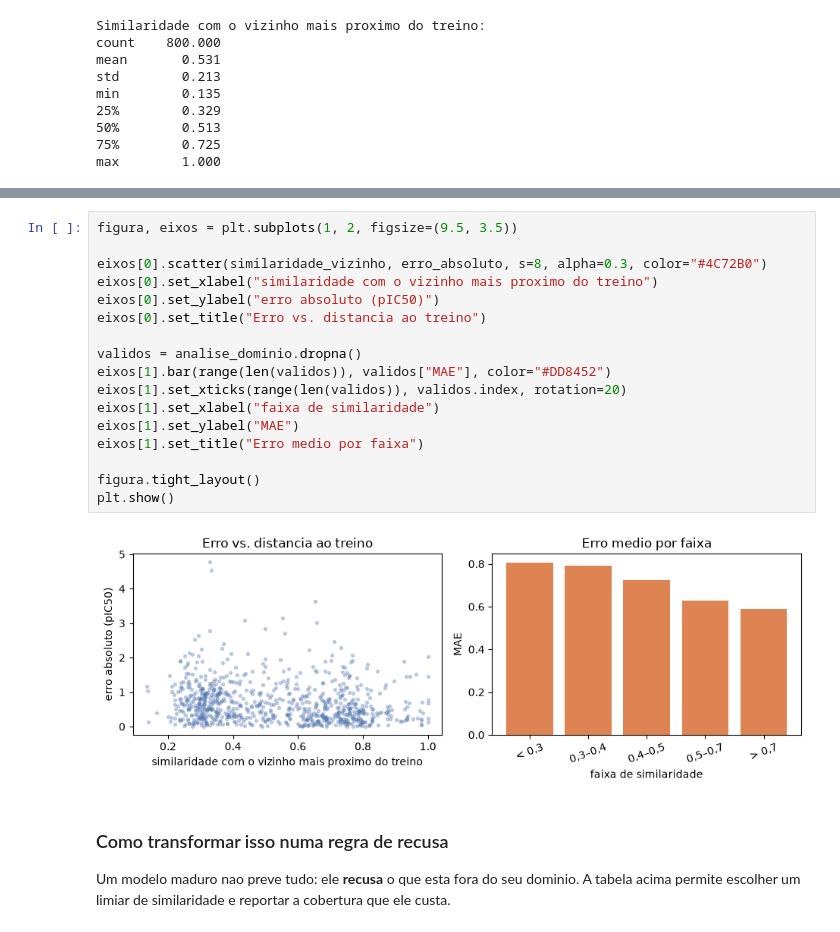
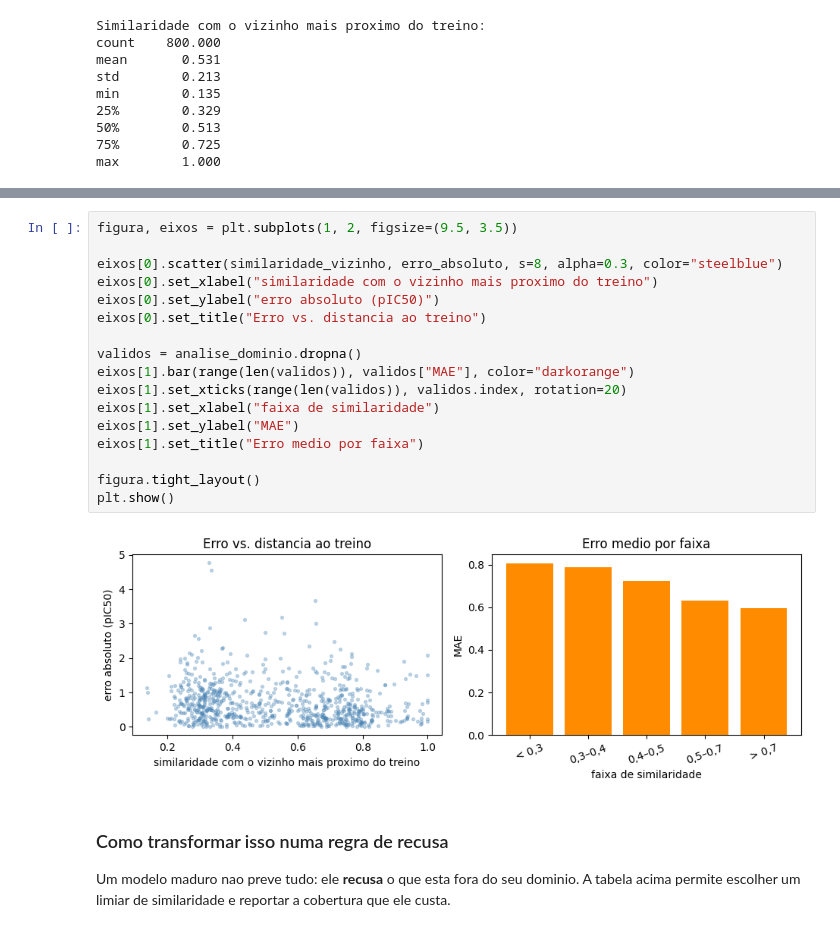
Before and after one commit to Victor-Mag/qsar-ml-tutoriais, a Jupyter notebook: notebooks/03_qsar_regressao_interpretabilidade.ipynb, the cells around one changed output, grey strips where cells are left out. Saved outputs shown, nothing was run; the diff lists cells and outputs as text.

```diff
--- a/notebooks/03_qsar_regressao_interpretabilidade.ipynb
+++ b/notebooks/03_qsar_regressao_interpretabilidade.ipynb
@@ -880,22 +871,22 @@ p-valor = 6.45e-08
 # %%
 figura, eixos = plt.subplots(1, 2, figsize=(9.5, 3.5))
 
-eixos[0].scatter(similaridade_vizinho, erro_absoluto, s=8, alpha=0.3, color="#4C72B0")
+eixos[0].scatter(similaridade_vizinho, erro_absoluto, s=8, alpha=0.3, color="steelblue")
 eixos[0].set_xlabel("similaridade com o vizinho mais proximo do treino")
 eixos[0].set_ylabel("erro absoluto (pIC50)")
 eixos[0].set_title("Erro vs. distancia ao treino")
 
 validos = analise_dominio.dropna()
-eixos[1].bar(range(len(validos)), validos["MAE"], color="#DD8452")
+eixos[1].bar(range(len(validos)), validos["MAE"], color="darkorange")
 eixos[1].set_xticks(range(len(validos)), validos.index, rotation=20)
 eixos[1].set_xlabel("faixa de similaridade")
 eixos[1].set_ylabel("MAE")
 eixos[1].set_title("Erro medio por faixa")
 
 figura.tight_layout()
 plt.show()
 # %% [output]
-[figure, old version]
+[figure, new version]
 # %% [markdown]
 ### Como transformar isso numa regra de recusa
 
```
Also changed, not shown: parts of 19 cells of this notebook, 2 other files.
